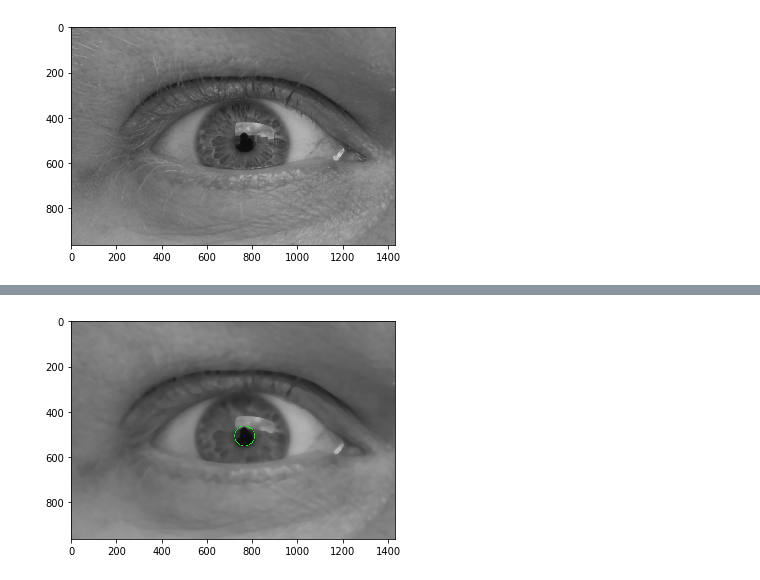
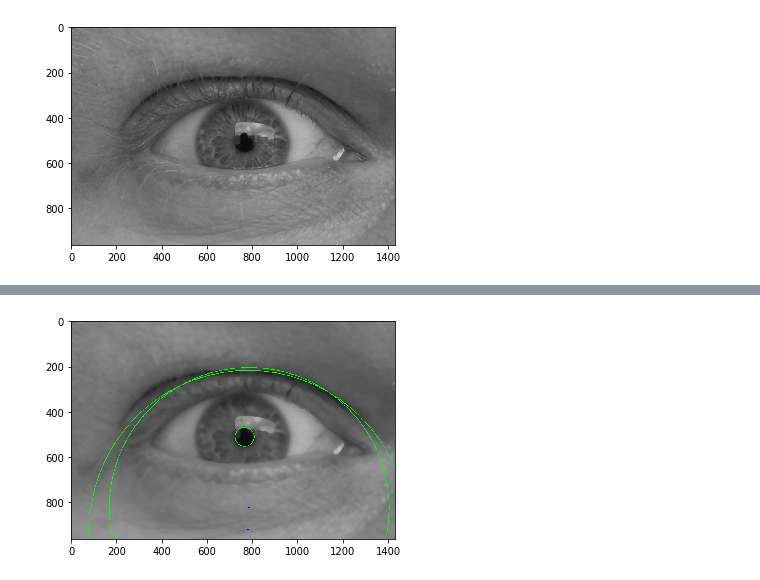
Before and after one commit to nielsr2/P3-G306, a Jupyter notebook: Iris_segmentation/MikkelHough.ipynb, the cells around one changed output, grey strips where cells are left out. Cells and saved outputs as stored; diff of their text form; code cells hidden in the pictures.

```diff
--- a/Iris_segmentation/MikkelHough.ipynb
+++ b/Iris_segmentation/MikkelHough.ipynb
@@ -26,9 +26,3 @@ plt.show()
 # %% [output]
 [figure]
 [figure]
-# %%
-imgGrey = cv2.medianBlur(imgGrey,17)
-
-cimg=cv2.cvtColor(imgGrey,cv2.COLOR_GRAY2BGR )
-plt.imshow(cimg)
-plt.show()
@@ -37,15 +29,18 @@ plt.show()
 # %%
-cimg = cv2.cvtColor(imgGrey,cv2.COLOR_GRAY2BGR)
-circles = cv2.HoughCircles(imgGrey,cv2.HOUGH_GRADIENT,1,20,param1=50,param2=30,minRadius=0,maxRadius=0)
+cimgBlur = cv2.medianBlur(imgGrey,17)
+cimg = cv2.cvtColor(cimgBlur,cv2.COLOR_GRAY2BGR)
+circles = cv2.HoughCircles(cimgBlur,cv2.HOUGH_GRADIENT,1,20,param1=50,param2=30,minRadius=0,maxRadius=0)
 
 circles = np.uint16(np.around(circles))
 for i in circles[0,:]:
     # draw the outer circle
     cv2.circle(cimg,(i[0],i[1]),i[2],(0,255,0),2)
     # draw the center of the circle
     cv2.circle(cimg,(i[0],i[1]),2,(0,0,255),3)
 
+
+
 plt.imshow(cimg)
 plt.show()
 # %% [output]
-[figure, old version]
+[figure, new version]
```
Also changed, not shown: parts of 6 cells of this notebook.
